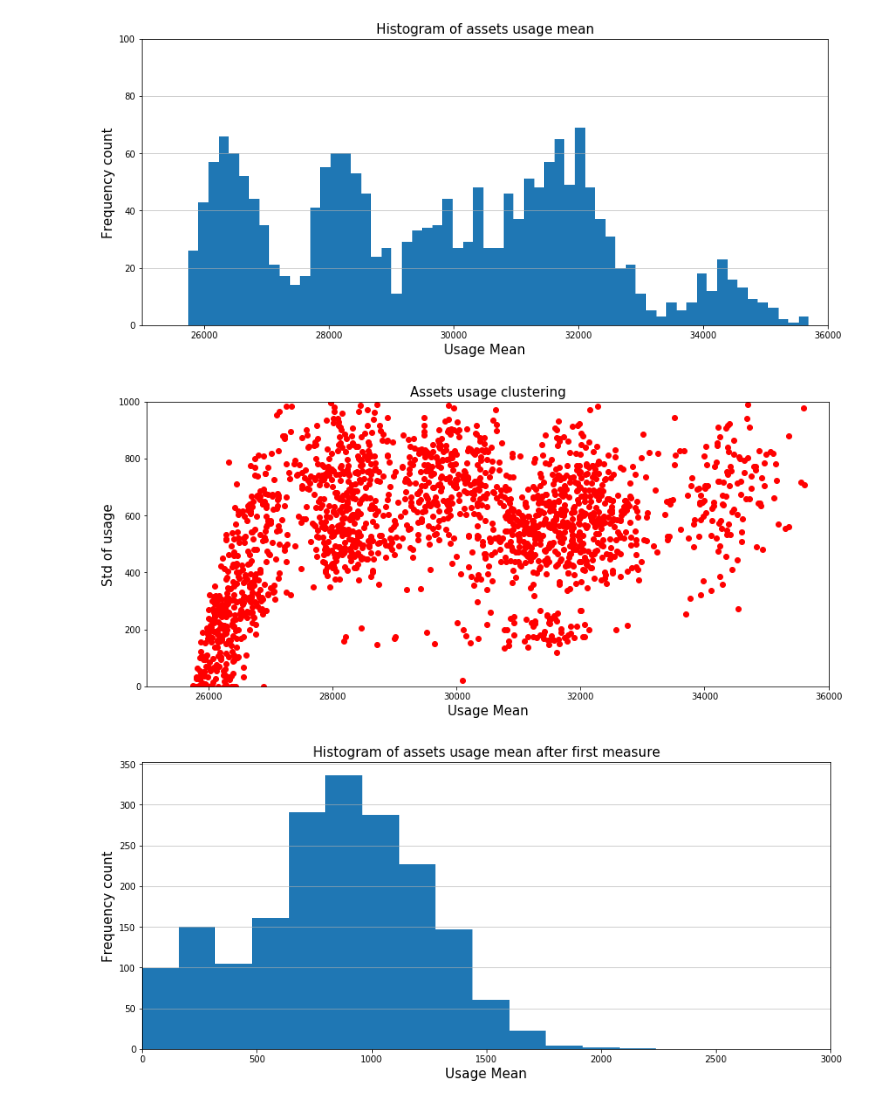
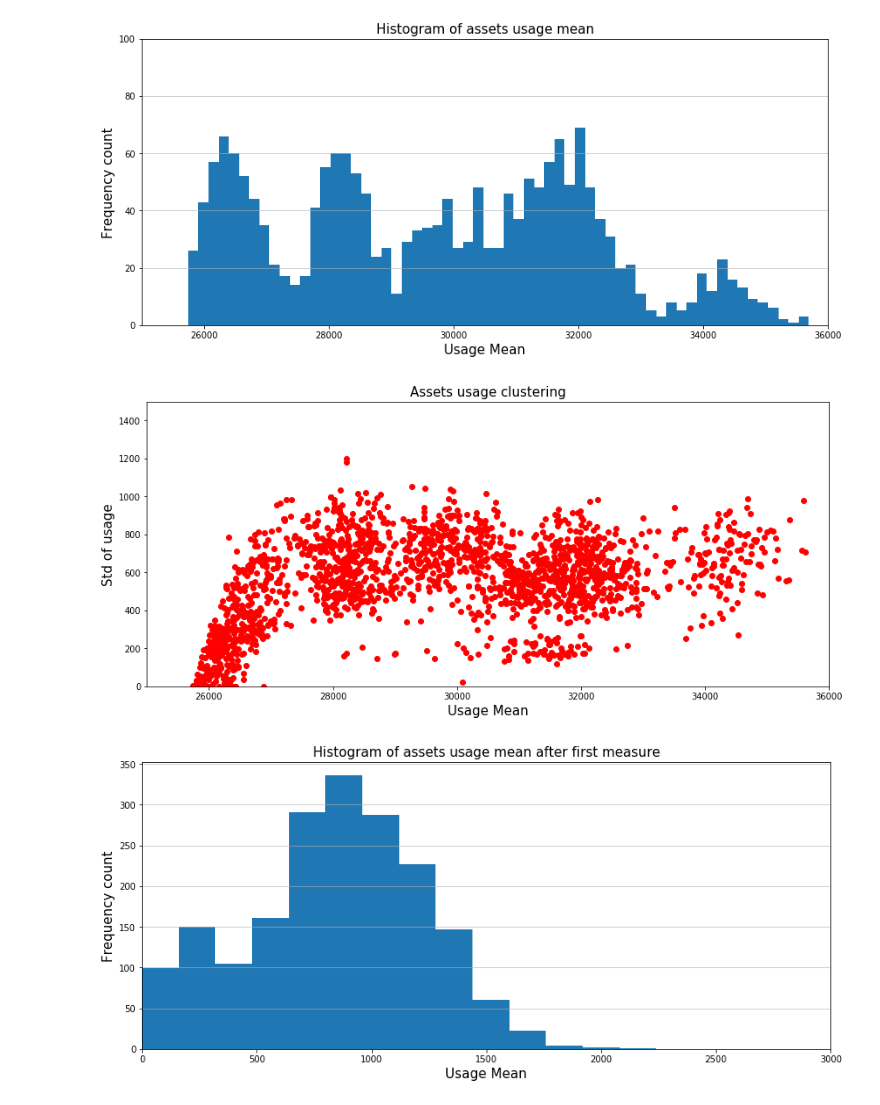
Before and after one commit to ronaldpereira/phm-challenge, a Jupyter notebook: 2014/src/data_analysis_and_processing.ipynb, the cells around one changed output. Saved outputs shown, nothing was run; the diff lists cells and outputs as text; code cells hidden in the pictures.

```diff
--- a/2014/src/data_analysis_and_processing.ipynb
+++ b/2014/src/data_analysis_and_processing.ipynb
@@ -170,14 +170,14 @@ plt.show()
 # %%
 plt.figure(figsize=(14, 6))
 plt.plot(mean_usages, std_usages, "ro")
 plt.xlim(25000, 36000)
-plt.ylim(0, 1000)
+plt.ylim(0, 1500)
 plt.xlabel("Usage Mean", fontsize=15)
 plt.ylabel("Std of usage", fontsize=15)
 plt.title("Assets usage clustering", fontsize=15)
 plt.show()
 # %% [output]
-[figure, old version]
+[figure, new version]
 # %%
 mean_usages = []
 std_usages = []
```
Also changed, not shown: 1 other file.
